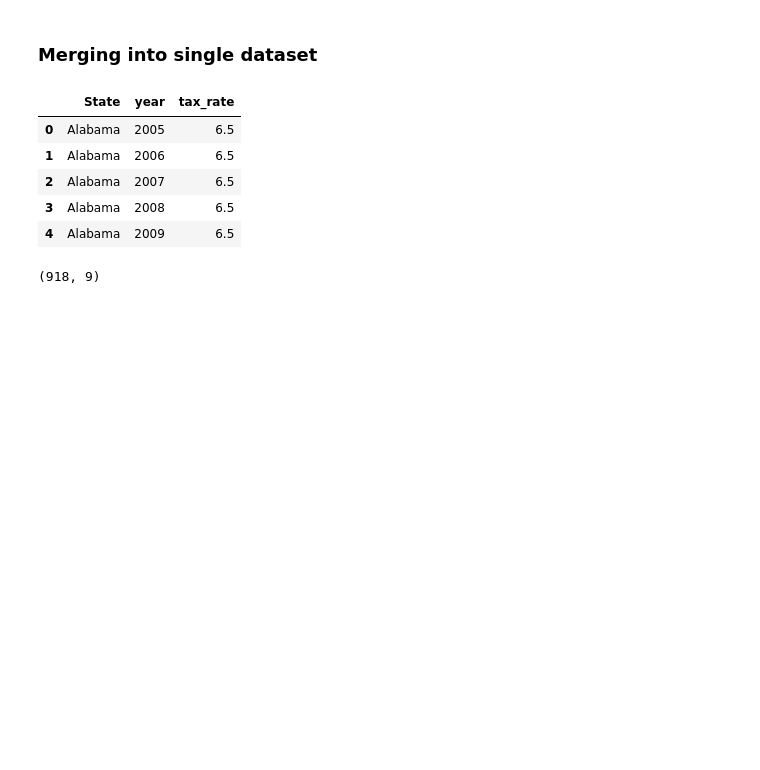
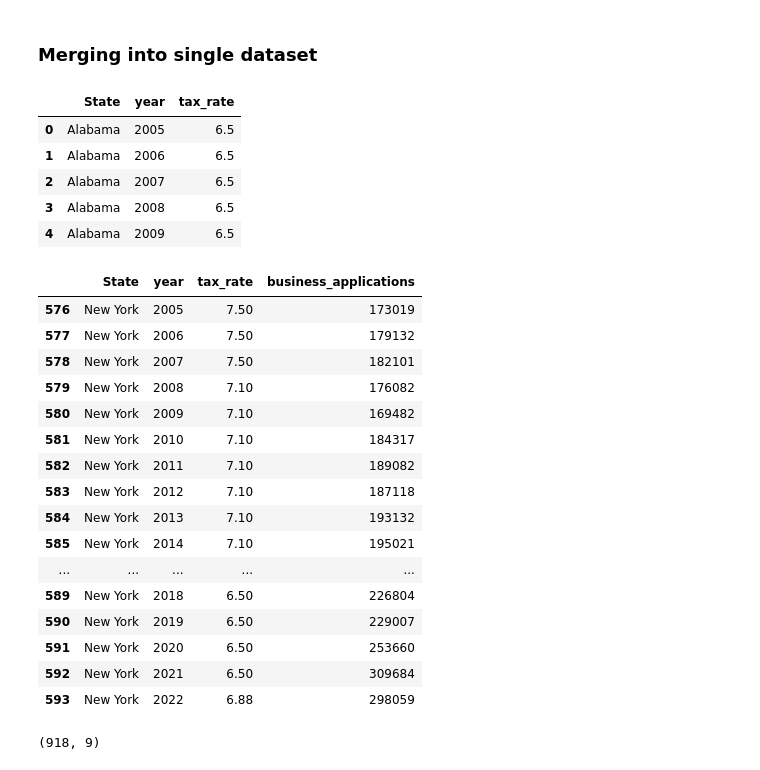
Before and after one commit to anoushkaberry15/data-analytics-project, a Jupyter notebook: Data Cleaning.ipynb, the cells around one changed output. Cells and saved outputs as stored; diff of their text form; code cells hidden in the pictures; blank space fills up the shorter version.

```diff
--- a/Data Cleaning.ipynb
+++ b/Data Cleaning.ipynb
@@ -152,10 +124,29 @@ df.head()
 # %%
 #adding business applications
 df_ba = df_biz.melt(id_vars = ['Name', 'State'])
 df_ba = df_ba.rename(columns={"variable":"year", 'value':'business_applications'})
-df_ba = df_ba.sort_values(by=['State','year']).reset_index(drop=True)
+df_ba = df_ba.sort_values(by=['Name','year']).reset_index(drop=True)
+df['business_applications'] = df_ba['business_applications']
 
-df['business_applications'] = df_ba['business_applications']
+df[df['State'] == 'New York']
+# %% [output]
+|  | State | year | tax_rate | business_applications |
+| 576 | New York | 2005 | 7.50 | 173019 |
+| 577 | New York | 2006 | 7.50 | 179132 |
+| 578 | New York | 2007 | 7.50 | 182101 |
+| 579 | New York | 2008 | 7.10 | 176082 |
+| 580 | New York | 2009 | 7.10 | 169482 |
+| 581 | New York | 2010 | 7.10 | 184317 |
+| 582 | New York | 2011 | 7.10 | 189082 |
+| 583 | New York | 2012 | 7.10 | 187118 |
+| 584 | New York | 2013 | 7.10 | 193132 |
+| 585 | New York | 2014 | 7.10 | 195021 |
+| ... | ... | ... | ... | ... |
+| 589 | New York | 2018 | 6.50 | 226804 |
+| 590 | New York | 2019 | 6.50 | 229007 |
+| 591 | New York | 2020 | 6.50 | 253660 |
+| 592 | New York | 2021 | 6.50 | 309684 |
+| 593 | New York | 2022 | 6.88 | 298059 |
 # %%
 #adding GDP
 df_gd = df_gdp.melt(id_vars = ['State'])
```
Also changed, not shown: parts of 7 cells of this notebook, 4 other files.
